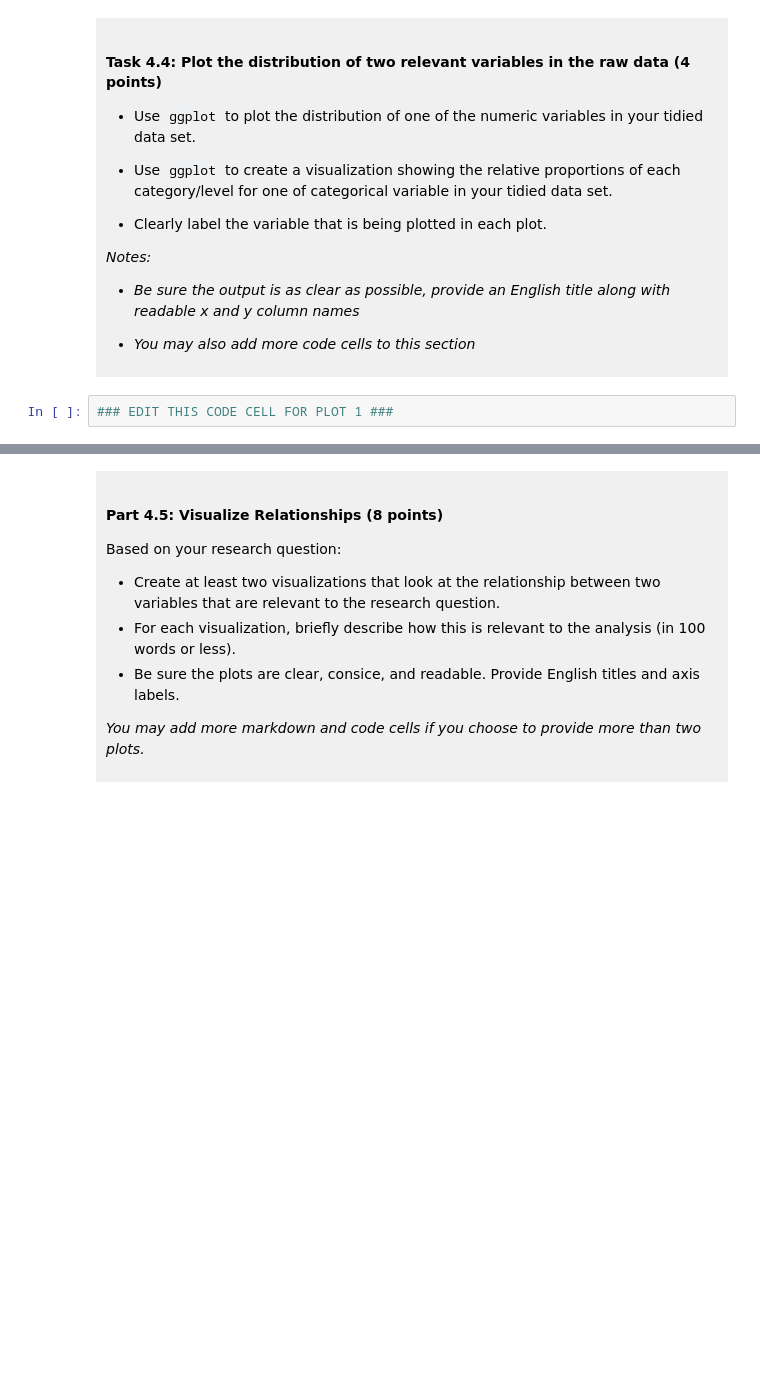
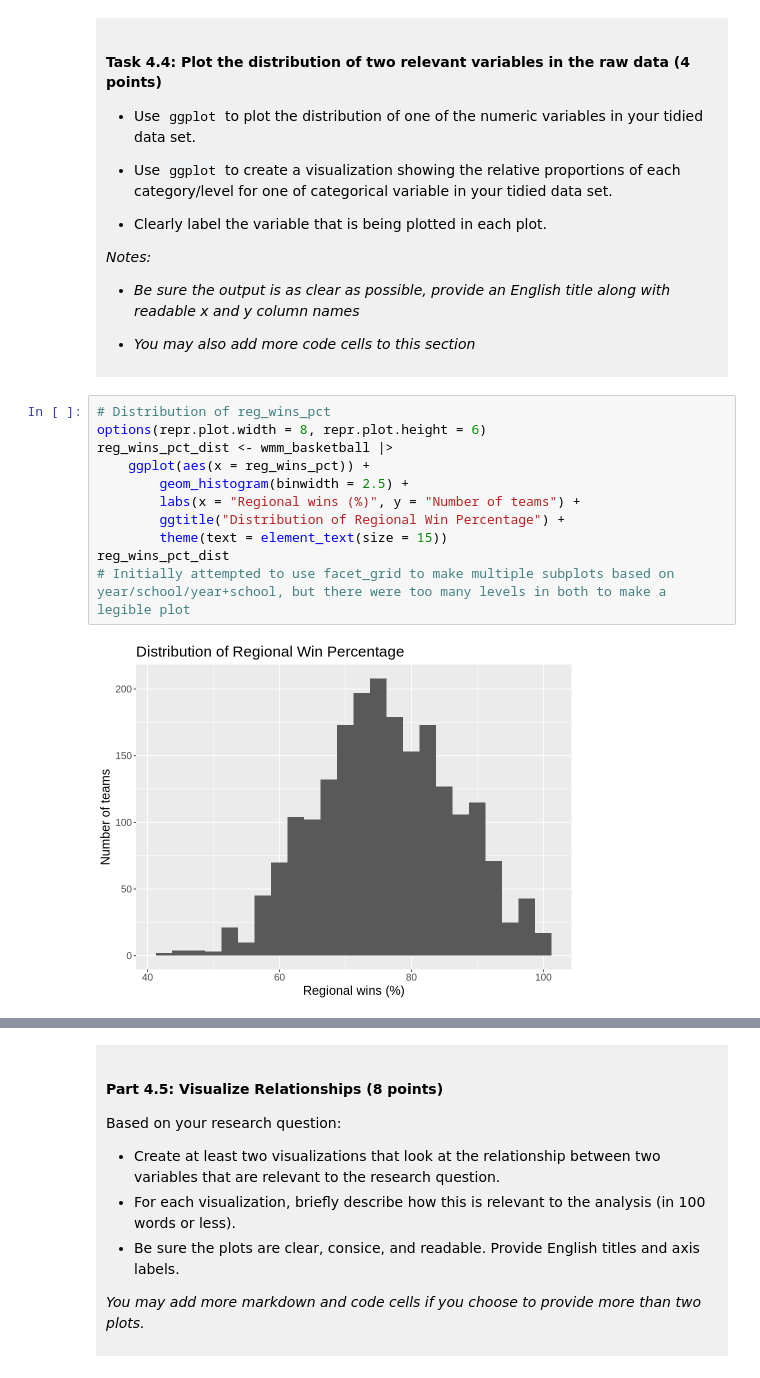
Before and after one commit to berrycompote/DSCI_100-Project-BriannaShao, a Jupyter notebook: dsci-100-project-notebook.ipynb, the cells around one changed output, grey strips where cells are left out. Cells and saved outputs as stored; diff of their text form; blank space fills up the shorter version.

```diff
--- a/dsci-100-project-notebook.ipynb
+++ b/dsci-100-project-notebook.ipynb
@@ -320,5 +357,16 @@ wmm_summary <- wmm_basketball |>
 
 </div>
 # %%
-### EDIT THIS CODE CELL FOR PLOT 1 ###
+# Distribution of reg_wins_pct
+options(repr.plot.width = 8, repr.plot.height = 6)
+reg_wins_pct_dist <- wmm_basketball |>
+    ggplot(aes(x = reg_wins_pct)) +
+        geom_histogram(binwidth = 2.5) +
+        labs(x = "Regional wins (%)", y = "Number of teams") +
+        ggtitle("Distribution of Regional Win Percentage") +
+        theme(text = element_text(size = 15))
+reg_wins_pct_dist
+# Initially attempted to use facet_grid to make multiple subplots based on year/school/year+school, but there were too many levels in both to make a legible plot
+# %% [output]
+[figure, added]
 # %%
```
Also changed, not shown: parts of 11 cells of this notebook.
